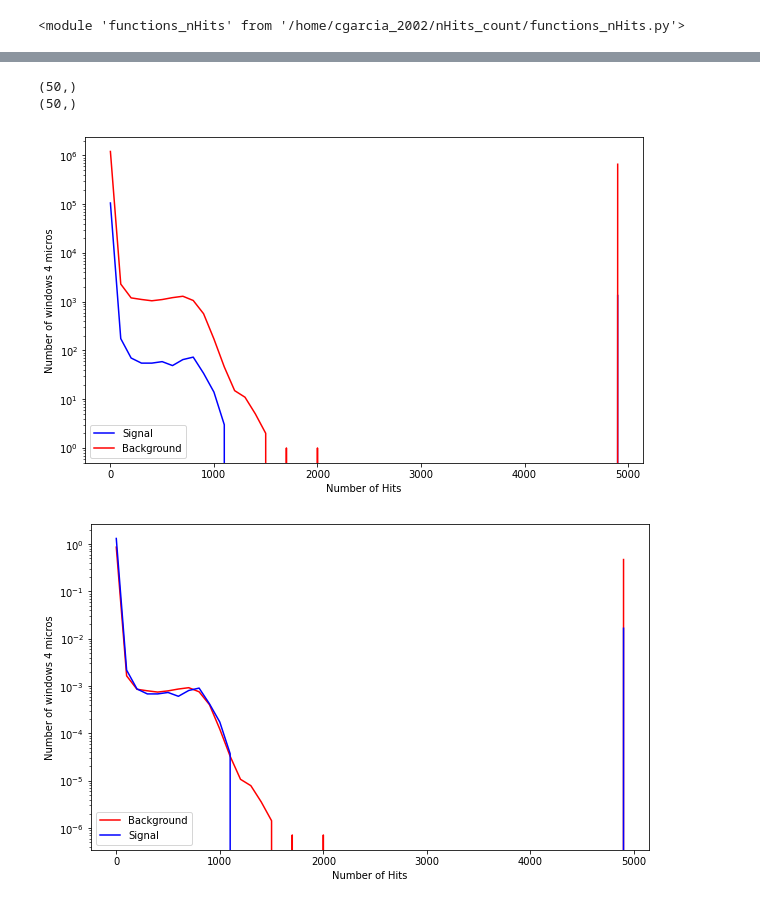
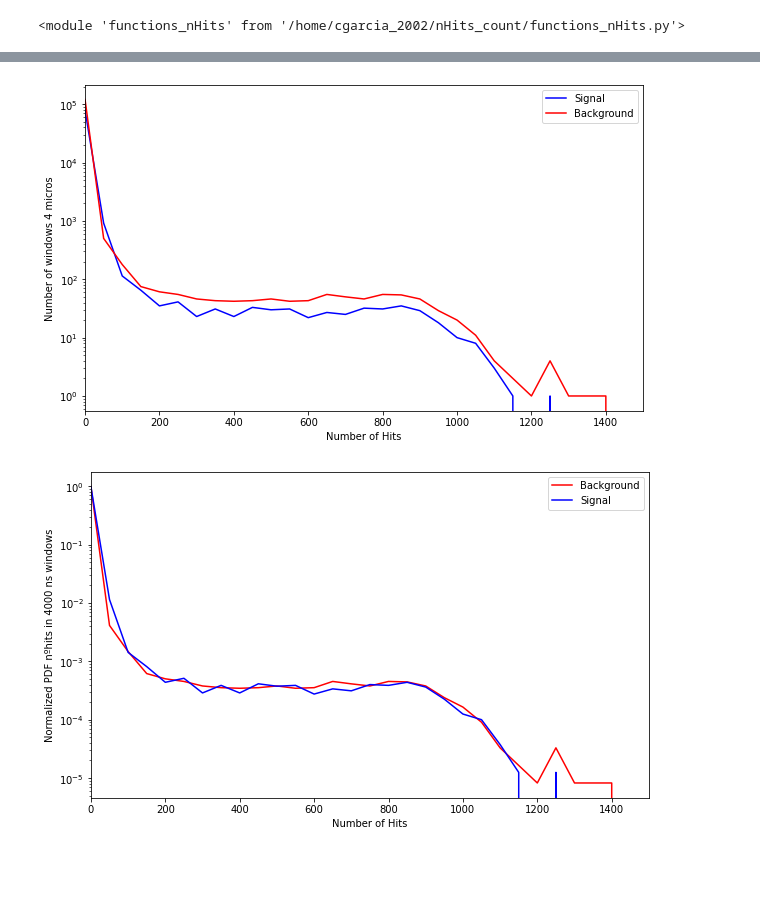
Before and after one commit to halmamol/WCTECoincidence_Analysis, a Jupyter notebook: nHits_count/jupyter_notebooks/bkg_analysis.ipynb, the cells around one changed output, grey strips where cells are left out. Drawn from its saved outputs; the diff is of its cells as text; code cells hidden in the pictures; blank space fills up the shorter version.

```diff
--- a/nHits_count/jupyter_notebooks/bkg_analysis.ipynb
+++ b/nHits_count/jupyter_notebooks/bkg_analysis.ipynb
@@ -13,7 +13,7 @@ importlib.reload(functions_nHits)
 # %% [output]
 <module 'functions_nHits' from '/home/cgarcia_2002/nHits_count/functions_nHits.py'>
 # %%
-root_file_path_bkg = "/data/cgarcia_2002/WCTE/data/1766_calib_time/WCTE_offline_R1766S0P0.root"
+root_file_path_bkg = "/data/cgarcia_2002/WCTE/data/2384_calib_time/WCTE_offline_R2384S0P0.root"
 root_file_path_sig = "/data/cgarcia_2002/WCTE/data/2385_calib_time/WCTE_offline_R2385S0P0.root"
 
 # Open the ROOT file and get the TTree
@@ -22,4 +22,7 @@ file_sig = uproot.open(root_file_path_sig)
 
 tree_bkg = file_bkg["WCTEReadoutWindows"]
 tree_sig = file_sig["WCTEReadoutWindows"]
+
+print(tree_bkg.num_entries)
+print(tree_sig.num_entries)
 # %% [output]
@@ -62,18 +100,17 @@ Text(0.5, 1.0, 'Histogram of Hits per Event')
 # %%
 event_number_branch_sig = tree_sig["event_number"].array(library="np")
 
-bin_hits = 3000
-times_array_sig = np.arange(0, 270000+1, bin_hits, dtype=int)
-nHits_sig = np.zeros((tree_sig.num_entries, len(times_array_sig)))
+bin_hits = 4000  #dividing windows along 270000 ns
+times_array = np.arange(0, 270000+1, bin_hits, dtype=int)
+
+nHits_bkg = np.zeros((tree_bkg.num_entries, len(times_array)))
+nHits_sig = np.zeros((tree_sig.num_entries, len(times_array)))
 
 for times, event_number in zip(values_sig, event_number_branch_sig):
 
     nHits_sig[event_number, :] = functions_nHits.count_nHits(times, bin_hits, nHits_sig[event_number, :])
 # %%
 event_number_branch_bkg = tree_bkg["event_number"].array(library="np")
-
-times_array_bkg = np.arange(0, 506000+1, bin_hits, dtype=int)
-nHits_bkg = np.zeros((tree_bkg.num_entries, len(times_array_bkg)))
 
 for times, event_number in zip(values_bkg, event_number_branch_bkg):
 
@@ -106,9 +149,8 @@ plt.show()
 # %%
-bin_hist = 100
+bin_hist = 50
 
 hist_nHits_sig = np.zeros(int(5000/bin_hist))
 hist_nHits_bkg = np.zeros(int(5000/bin_hist))
-
 
 event_number_branch_sig = tree_sig["event_number"].array(library="np")
 event_number_branch_bkg = tree_bkg["event_number"].array(library="np")
@@ -118,12 +160,6 @@ for event in event_number_branch_sig:
 
 for event in event_number_branch_bkg:
     hist_nHits_bkg = functions_nHits.count_nHits(nHits_bkg[event, :], bin_hist, hist_nHits_bkg)
-# %%
-print(hist_nHits_bkg.shape)
-print(hist_nHits_sig.shape)
-# %% [output]
-(50,)
-(50,)
 # %%
 plt.figure(figsize=(10, 6))
 plt.plot(np.arange(0, 5000, bin_hist), hist_nHits_sig, label='Signal', color='blue')
@@ -131,18 +167,21 @@ plt.plot(np.arange(0, 5000, bin_hist), hist_nHits_bkg, label='Background', color
 plt.xlabel('Number of Hits')
 plt.ylabel('Number of windows 4 micros')
 plt.yscale('log')
+plt.xlim(0,1500)
 plt.legend()
 plt.show()
 # %% [output]
-[figure, old version]
+[figure, new version]
 # %%
 plt.figure(figsize=(10, 6))
-plt.plot(np.arange(0, 5000, bin_hist), hist_nHits_bkg/(11113*126), label='Background', color='red')
-plt.plot(np.arange(0, 5000, bin_hist), hist_nHits_sig/(1185*68), label='Signal', color='blue')
+plt.plot(np.arange(0, 5000, bin_hist), hist_nHits_bkg/(len(values_bkg)*(270000/bin_hits)), label='Background', color='red')
+plt.plot(np.arange(0, 5000, bin_hist), hist_nHits_sig/(len(values_sig)*(270000/bin_hits)), label='Signal', color='blue')
 plt.xlabel('Number of Hits')
-plt.ylabel('Number of windows 4 micros')
+plt.ylabel(f'Normalized PDF nºhits in {bin_hits} ns windows')
+plt.legend()
 plt.yscale('log')
-plt.legend()
+
+plt.xlim(0,1500)
 plt.show()
 # %% [output]
-[figure, old version]
+[figure, new version]
```
Also changed, not shown: parts of 6 cells of this notebook, 6 other files.
